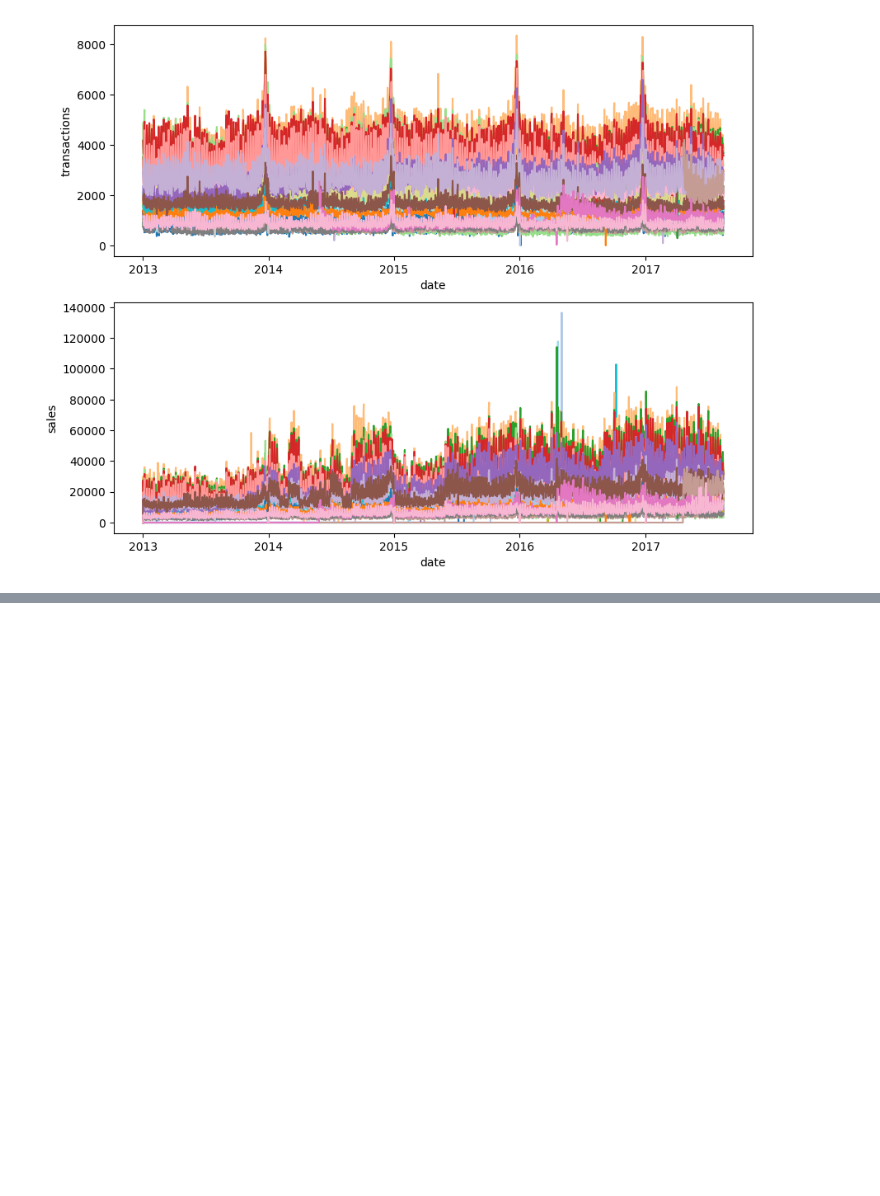
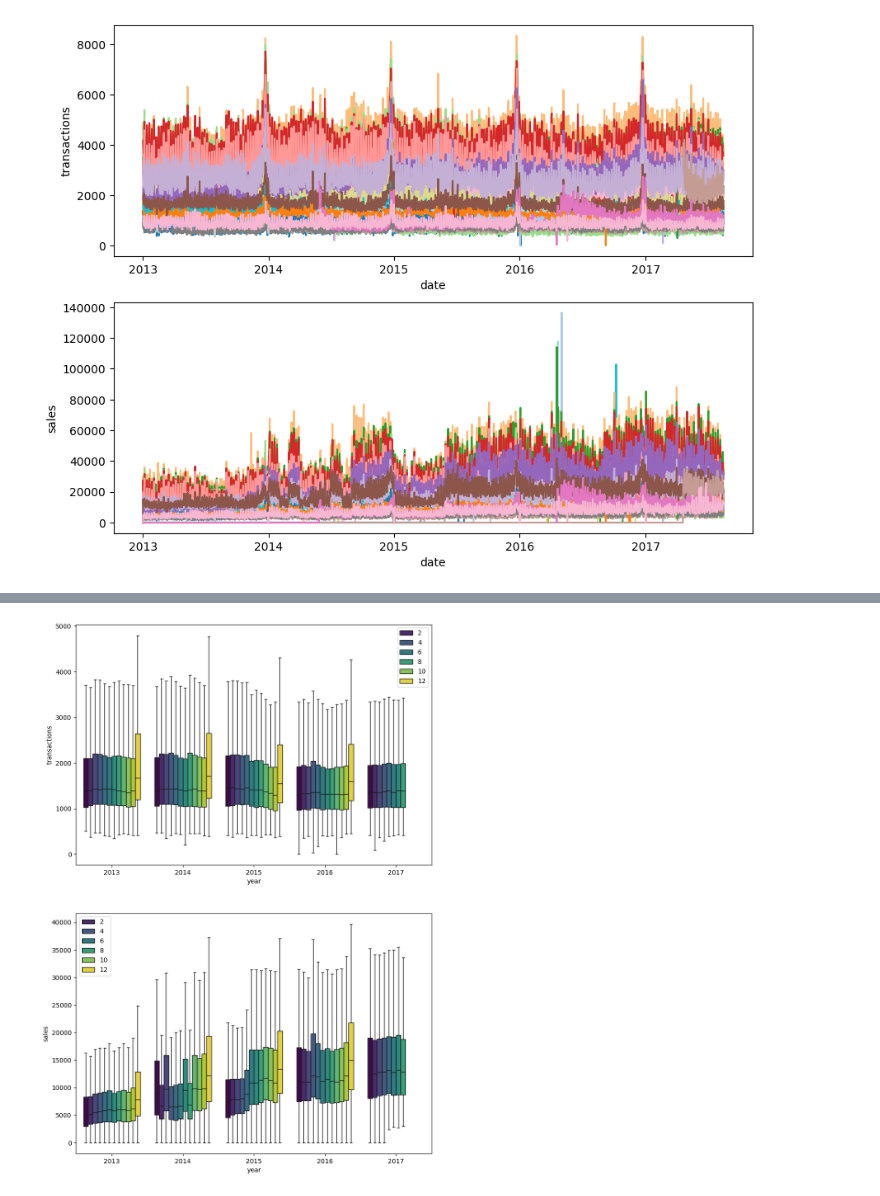
Before and after one commit to Grelatif/Data_Science, a Jupyter notebook: Projects/Temporal_Series/Store_Sales_Forecast/notebooks/notebook.ipynb, the cells around one changed output, grey strips where cells are left out. Cells and saved outputs as stored; diff of their text form; code cells hidden in the pictures; blank space fills up the shorter version.

```diff
--- a/Projects/Temporal_Series/Store_Sales_Forecast/notebooks/notebook.ipynb
+++ b/Projects/Temporal_Series/Store_Sales_Forecast/notebooks/notebook.ipynb
@@ -282,0 +281,9 @@ np.float64(0.8174644354591598)
+# %%
+# let's plot boxplots by month to confirm that
+
+# to do that we need to extract year-month
+
+sales_vs_transact_df["year_month"] = sales_vs_transact_df["date"].dt.strftime(  date_format= "%Y-%m")
+sales_vs_transact_df["year"] = sales_vs_transact_df["date"].dt.year
+sales_vs_transact_df["month"] = sales_vs_transact_df["date"].dt.month
+sales_vs_transact_df.head()
@@ -282,0 +297,26 @@ np.float64(0.8174644354591598)
+# %%
+
+
+fig, axes = plt.subplots(nrows = 2, ncols = 1 , figsize=(10, 15))
+
+sns.boxplot( data = sales_vs_transact_df,
+            x = "year",
+            y = "transactions",
+            hue = "month",
+            palette= "viridis",
+            showfliers=False,
+            ax = axes[0] )
+axes[0].legend()
+
+sns.boxplot( data = sales_vs_transact_df,
+            x = "year",
+            y = "sales",
+            hue = "month",
+            palette= "viridis",
+            showfliers=False,
+            ax = axes[1] )
+axes[1].legend()
+
+plt.show()
+# %% [output]
+[figure, added]
```
Also changed, not shown: parts of 3 cells of this notebook.
